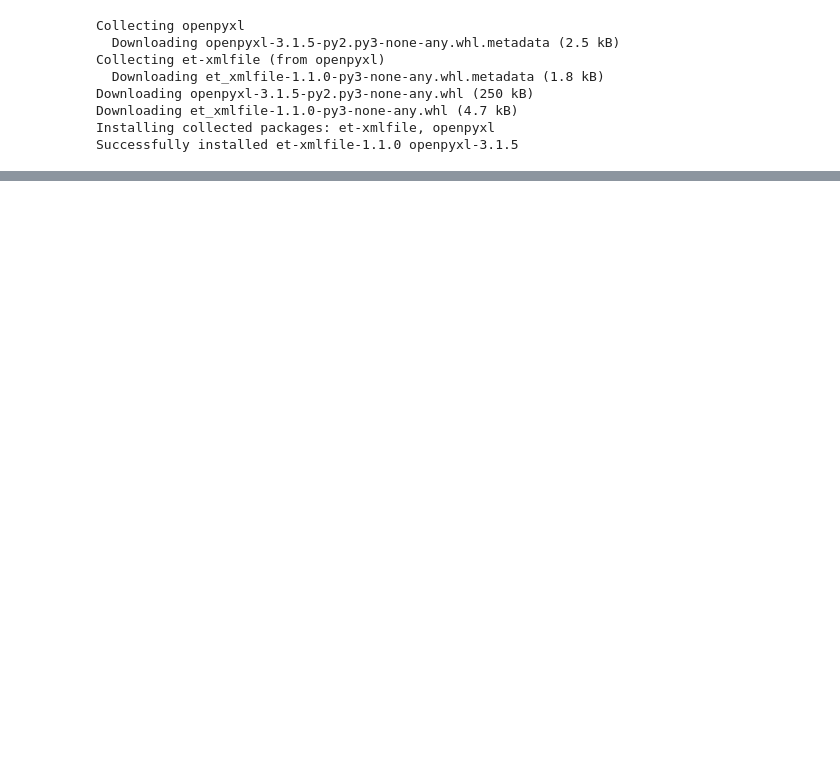
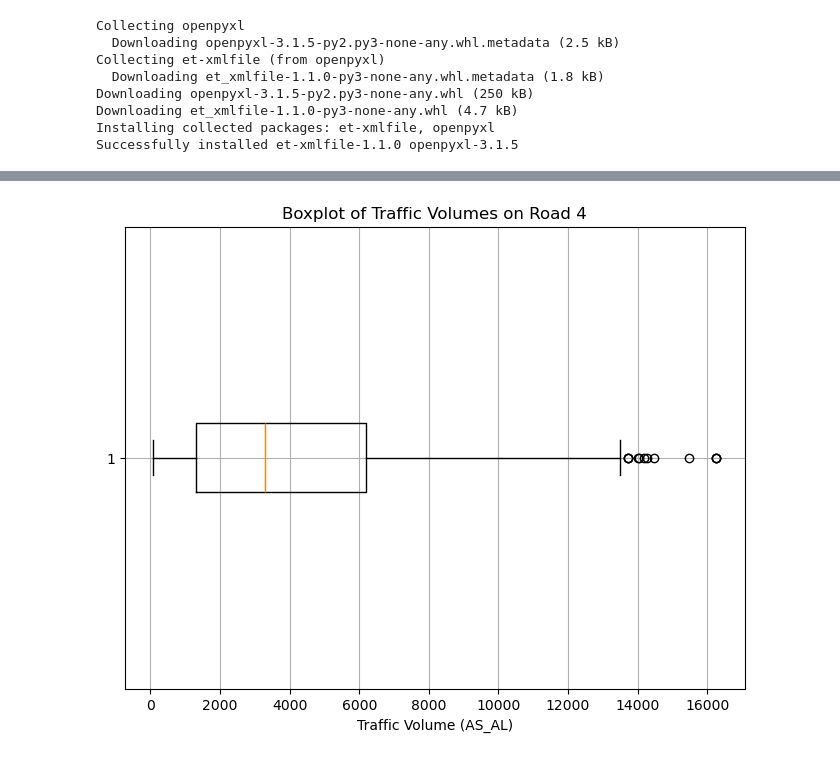
Before and after one commit to Liselotvansteekelenburg/TIL6010-LabAssignments, a Jupyter notebook: Ch3.ipynb, the cells around one changed output, grey strips where cells are left out. Cells and saved outputs as stored; diff of their text form; code cells hidden in the pictures; blank space fills up the shorter version.

```diff
--- a/Ch3.ipynb
+++ b/Ch3.ipynb
@@ -36,0 +57,9 @@ df[(df['Wegnr_van'] == '4') ]
+# %%
+plt.figure(figsize=(8, 6))
+plt.boxplot(df_road_4['AS_AL'], vert=False)
+plt.xlabel('Traffic Volume (AS_AL)')
+plt.title('Boxplot of Traffic Volumes on Road 4')
+plt.grid(True)
+plt.show()
+# %% [output]
+[figure, added]
```
Also changed, not shown: parts of 5 cells of this notebook.
